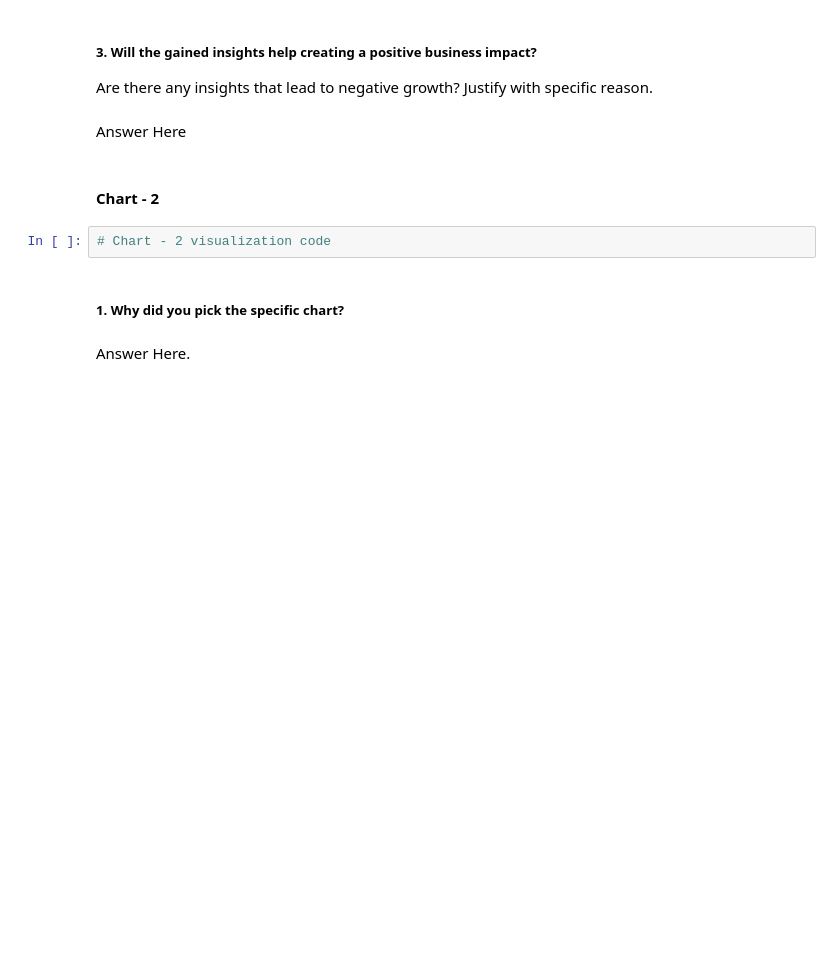
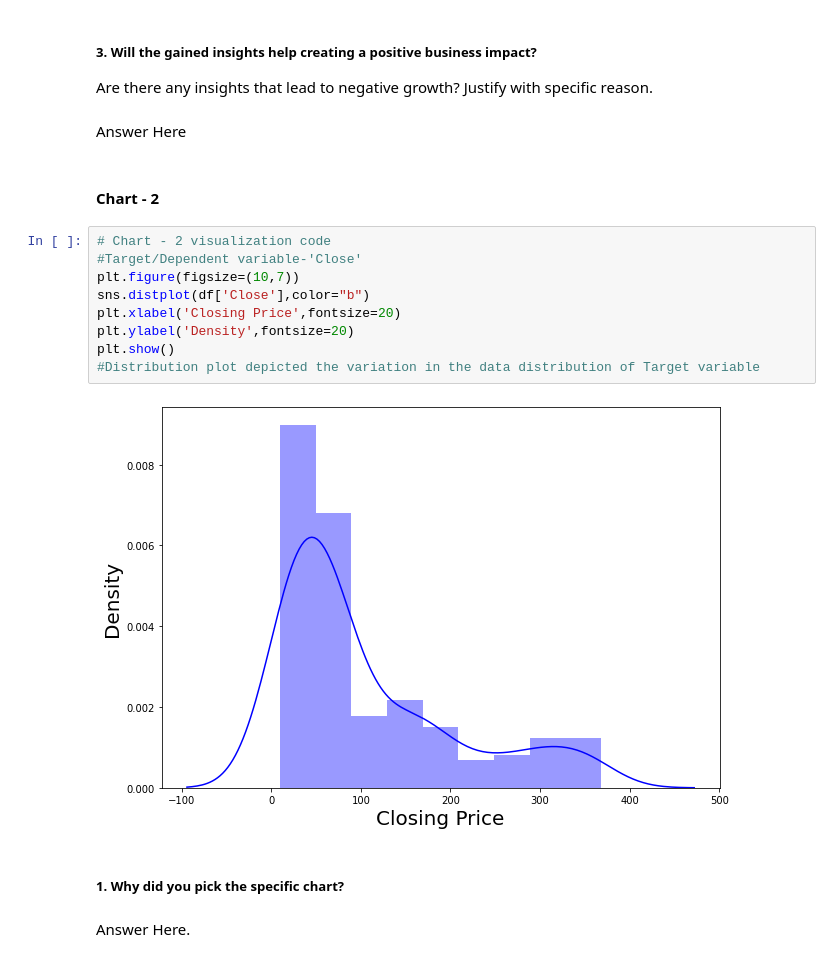
Before and after one commit to Asif-PA/YesBankStockPrediction, a Jupyter notebook: YesBankStockPrediction.ipynb, the cells around one changed output. Cells and saved outputs as stored; diff of their text form; blank space fills up the shorter version.

```diff
--- a/YesBankStockPrediction.ipynb
+++ b/YesBankStockPrediction.ipynb
@@ -304,8 +338,17 @@ Are there any insights that lead to negative growth? Justify with specific reaso
 Answer Here
 # %% [markdown]
 #### Chart - 2
-# %%
-# Chart - 2 visualization code
+# %%
+# Chart - 2 visualization code
+#Target/Dependent variable-'Close'
+plt.figure(figsize=(10,7))
+sns.distplot(df['Close'],color="b")
+plt.xlabel('Closing Price',fontsize=20)
+plt.ylabel('Density',fontsize=20)
+plt.show()
+#Distribution plot depicted the variation in the data distribution of Target variable
+# %% [output]
+[figure, added]
 # %% [markdown]
 ##### 1. Why did you pick the specific chart?
 # %% [markdown]
```
Also changed, not shown: parts of 200 cells of this notebook.
